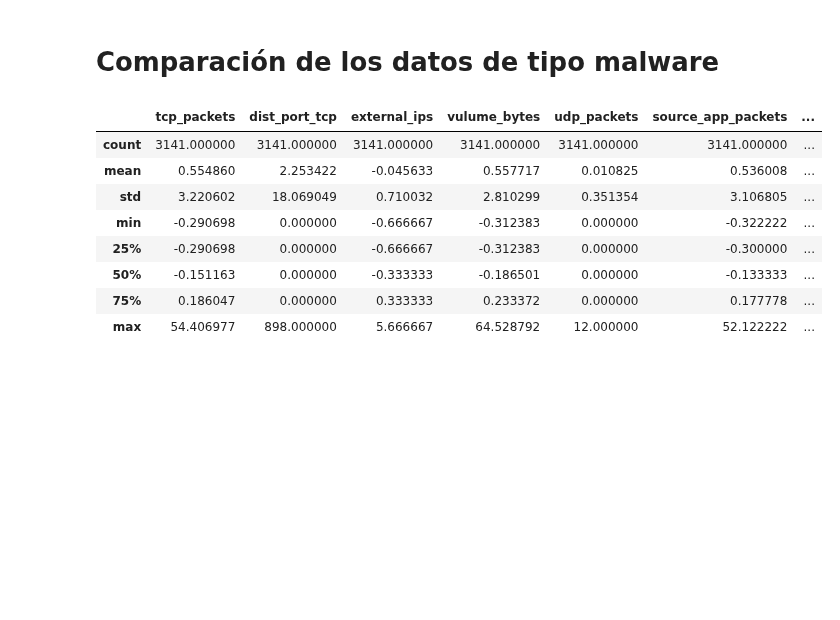
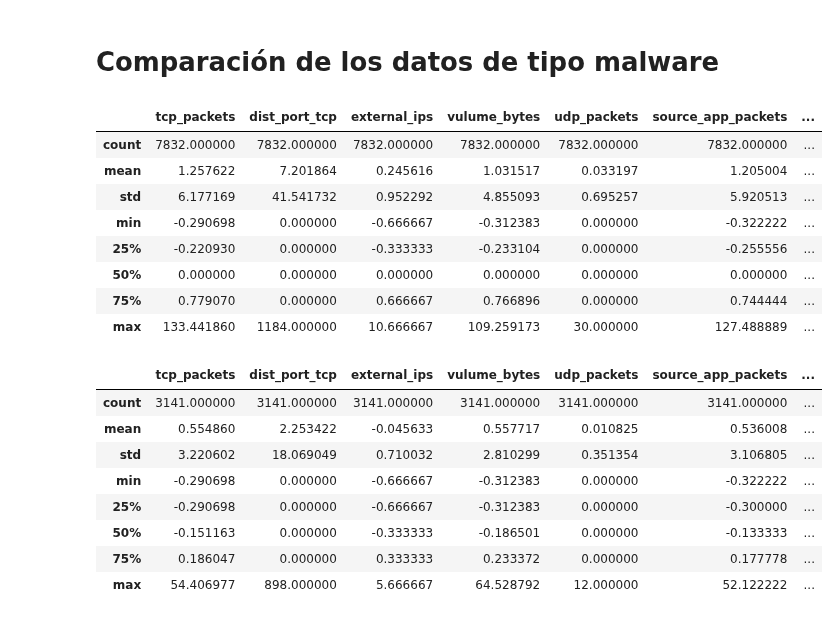
Before and after one commit to DHuertasTR/SecureLearningDRL, a Jupyter notebook: code 2021/Data_comparison.ipynb, the cells around one changed output. Cells and saved outputs as stored; diff of their text form; code cells hidden in the pictures; blank space fills up the shorter version.

```diff
--- a/code 2021/Data_comparison.ipynb
+++ b/code 2021/Data_comparison.ipynb
@@ -25,6 +25,18 @@ maldata2021.columns=cols
 maldata2021['type']='malicious'
 # %% [markdown]
 # Comparación de los datos de tipo malware
+# %%
+golden_data.describe()
+# %% [output]
+|  | tcp_packets | dist_port_tcp | external_ips | vulume_bytes | udp_packets | source_app_packets | ... |
+| count | 7832.000000 | 7832.000000 | 7832.000000 | 7832.000000 | 7832.000000 | 7832.000000 | ... |
+| mean | 1.257622 | 7.201864 | 0.245616 | 1.031517 | 0.033197 | 1.205004 | ... |
+| std | 6.177169 | 41.541732 | 0.952292 | 4.855093 | 0.695257 | 5.920513 | ... |
+| min | -0.290698 | 0.000000 | -0.666667 | -0.312383 | 0.000000 | -0.322222 | ... |
+| 25% | -0.220930 | 0.000000 | -0.333333 | -0.233104 | 0.000000 | -0.255556 | ... |
+| 50% | 0.000000 | 0.000000 | 0.000000 | 0.000000 | 0.000000 | 0.000000 | ... |
+| 75% | 0.779070 | 0.000000 | 0.666667 | 0.766896 | 0.000000 | 0.744444 | ... |
+| max | 133.441860 | 1184.000000 | 10.666667 | 109.259173 | 30.000000 | 127.488889 | ... |
 # %%
 #Datos originales
 golden_data[golden_data.type=='malicious'].describe()
```
Also changed, not shown: parts of 5 cells of this notebook.
